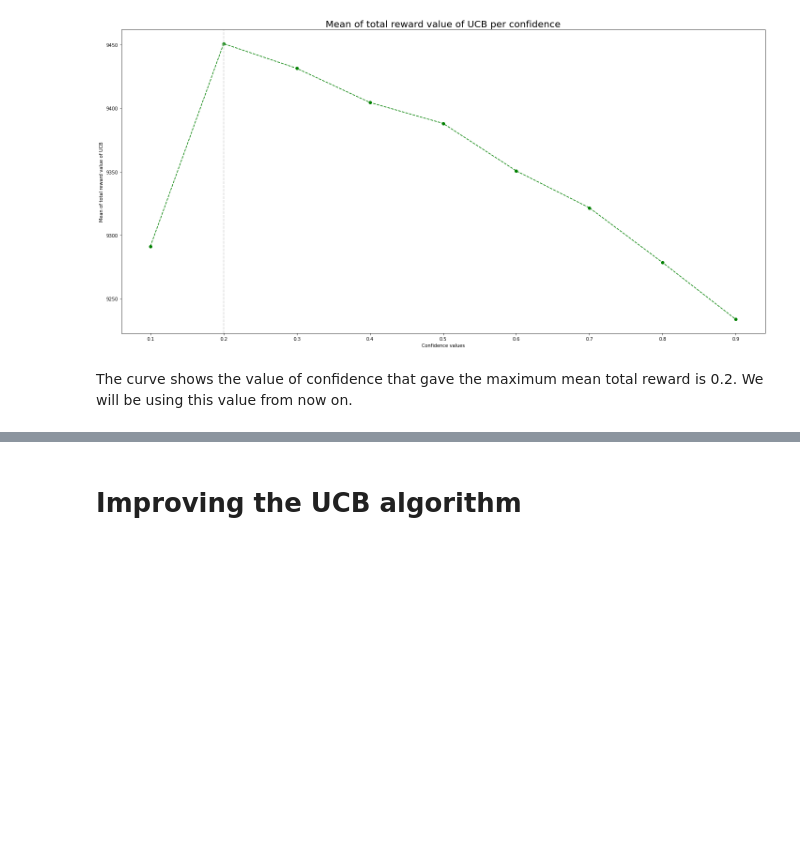
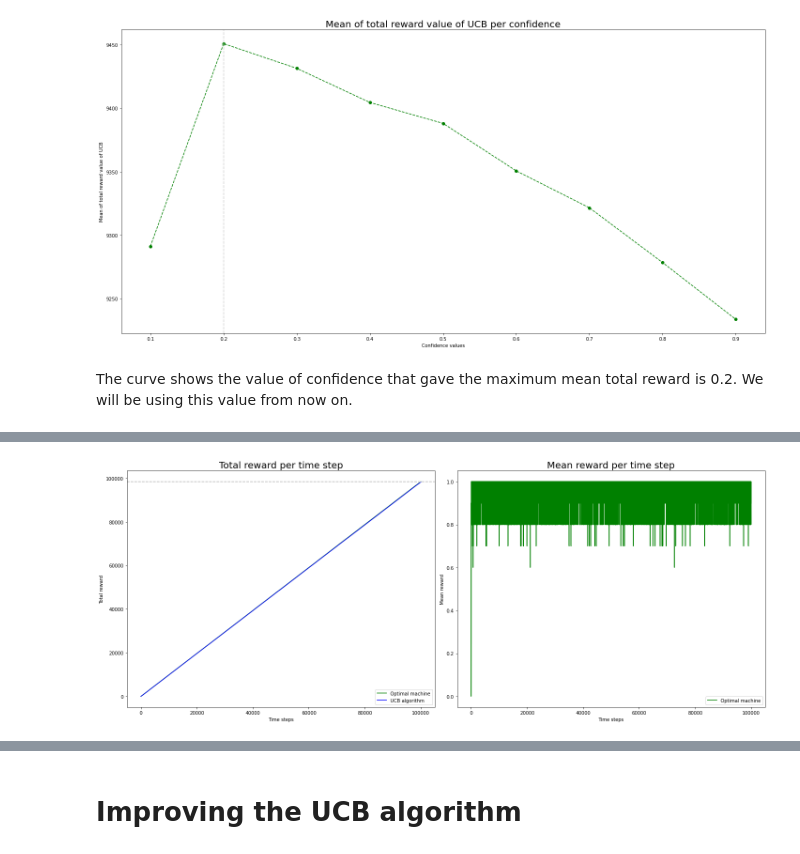
Before and after one commit to jizekki/monte-carlo, a Jupyter notebook: notebook.ipynb, the cells around one changed output, grey strips where cells are left out. Cells and saved outputs as stored; diff of their text form; code cells hidden in the pictures; blank space fills up the shorter version.

```diff
--- a/notebook.ipynb
+++ b/notebook.ipynb
@@ -119,0 +78,39 @@ fig.tight_layout()
+# %%
+# Mean UCB rewards per time
+repetitions = 10
+ucb_rewards_2 = np.zeros((repetitions, initial_credits))
+for repetition in tqdm(range(repetitions), desc="Mean UCB rewards per time"):
+    ucb.initialize()
+    reward, time_step = ucb.do_one_step_ucb(confidence)
+    while reward is not None:
+        ucb_rewards_2[repetition, time_step] = reward
+        reward, time_step = ucb.do_one_step_ucb(confidence)
+
+mean_ucb_rewards = ucb_rewards_2.mean(axis=0)
+# %%
+fig, (ax1, ax2) = plt.subplots(1, 2, figsize=(20, 8))
+ax1.plot(time_steps, cumulative_optimal_rewards, color="g", label="Optimal machine")
+ax1.plot(time_steps, cumulative_ucb_rewards, color="b", label="UCB algorithm")
+ax1.axhline(y=np.max(cumulative_ucb_rewards), linestyle="--", color="lightgrey")
+ax1.axhline(y=np.max(cumulative_optimal_rewards), linestyle="--", color="lightgrey")
+axins.plot(time_steps, cumulative_ucb_rewards, color="b", label="UCB algorithm")
+
+ax1.set_ylabel("Total reward")
+ax1.set_xlabel("Time steps")
+ax1.set_title("Total reward per time step", fontsize=20)
+ax1.legend()
+
+
+ax2.plot(time_steps, mean_ucb_rewards, color="g", label="Optimal machine")
+# ax2.plot(time_steps, ucb_rewards, color="b", label="UCB algorithm")
+
+ax2.set_ylabel("Mean reward")
+ax2.set_xlabel("Time steps")
+ax2.set_title("Mean reward per time step", fontsize=20)
+ax2.legend()
+
+ax.indicate_inset_zoom(axins, edgecolor="black")
+
+fig.tight_layout()
+# %% [output]
+[figure, added]
```
Also changed, not shown: parts of 9 cells of this notebook, 3 other files.
